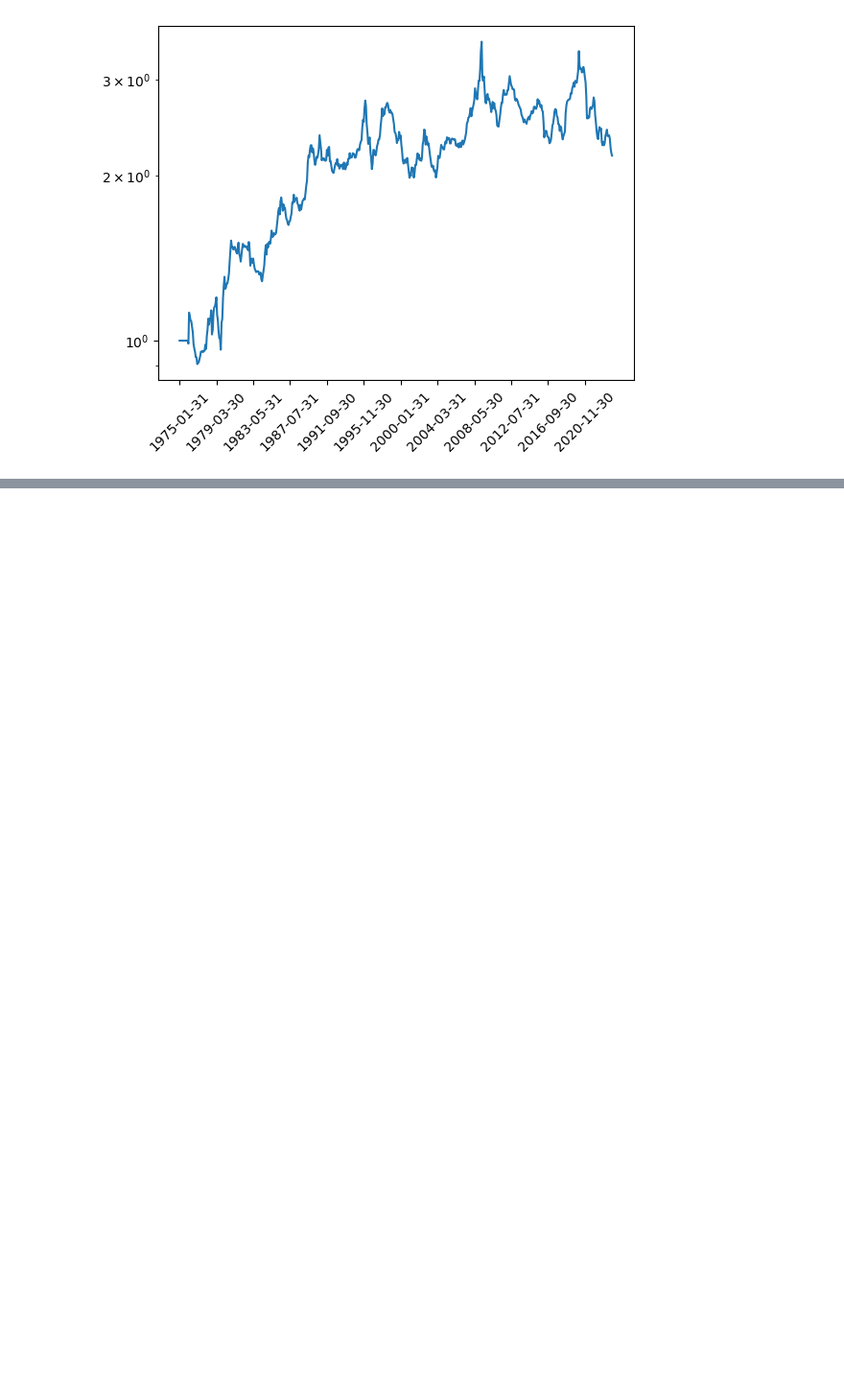
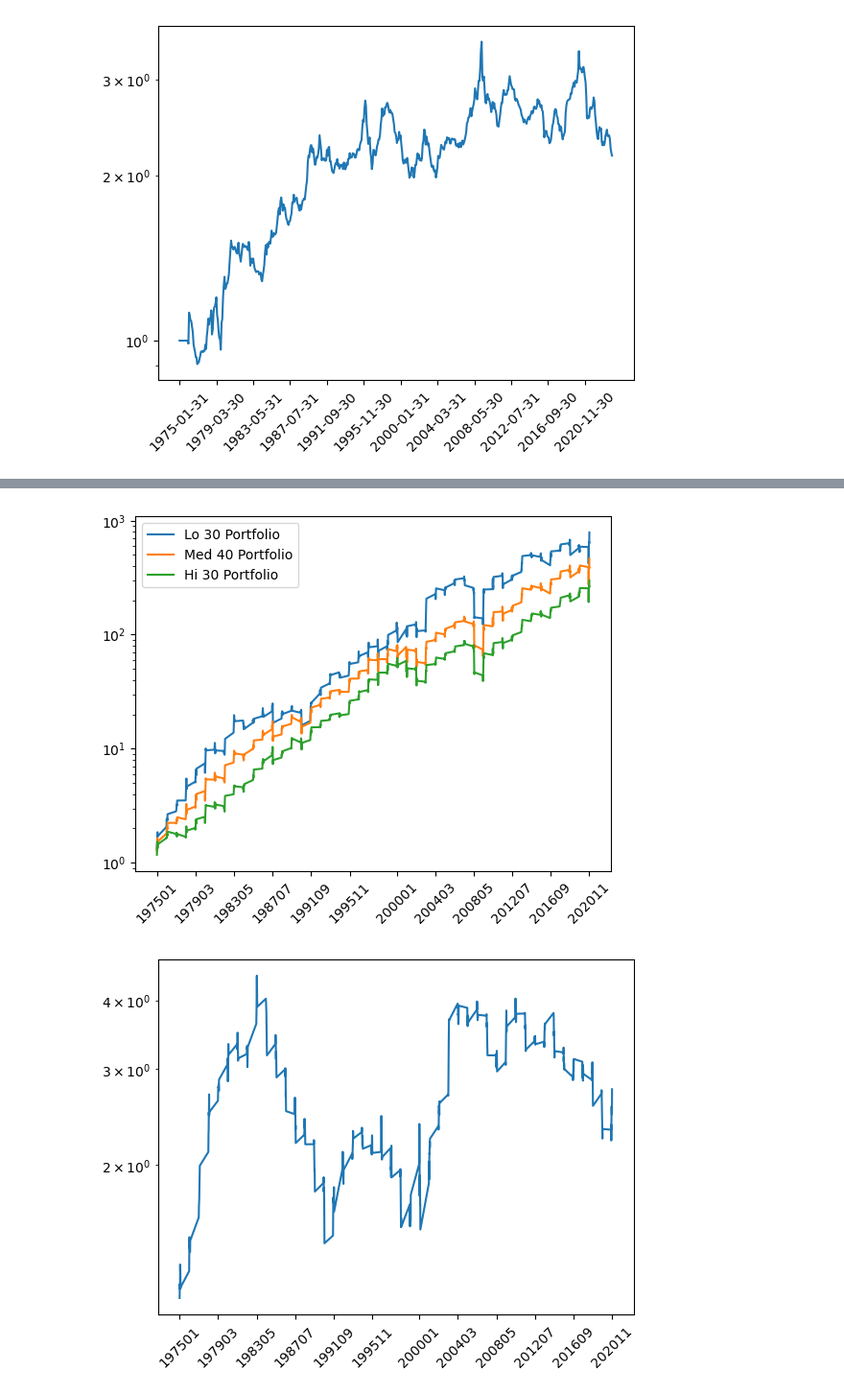
Before and after one commit to Castoria21/Capstone, a Jupyter notebook: code/demo.ipynb, the cells around one changed output, grey strips where cells are left out. Shown at 96% size. Cells and saved outputs as stored; diff of their text form; code cells hidden in the pictures; blank space fills up the shorter version.

```diff
--- a/code/demo.ipynb
+++ b/code/demo.ipynb
@@ -71,0 +99,10 @@ pm_portfolio = get_sorted_portfolio(
+# %%
+ff_size = pd.read_csv("Portfolios_Formed_on_ME.CSV", index_col=0) / 100
+ff_size = ff_size[['Lo 30', 'Med 40', 'Hi 30']]
+ff_size = ff_size[(ff_size.index >= 197501) & (ff_size.index <= 202011)]
+# %%
+plot_group_cum(ff_size)
+plot_solo_cum(ff_size.iloc[:, 0] - ff_size.iloc[:, -1])
+# %% [output]
+[figure, added]
+[figure, added]
```
Also changed, not shown: parts of 9 cells of this notebook, 6 other files.
